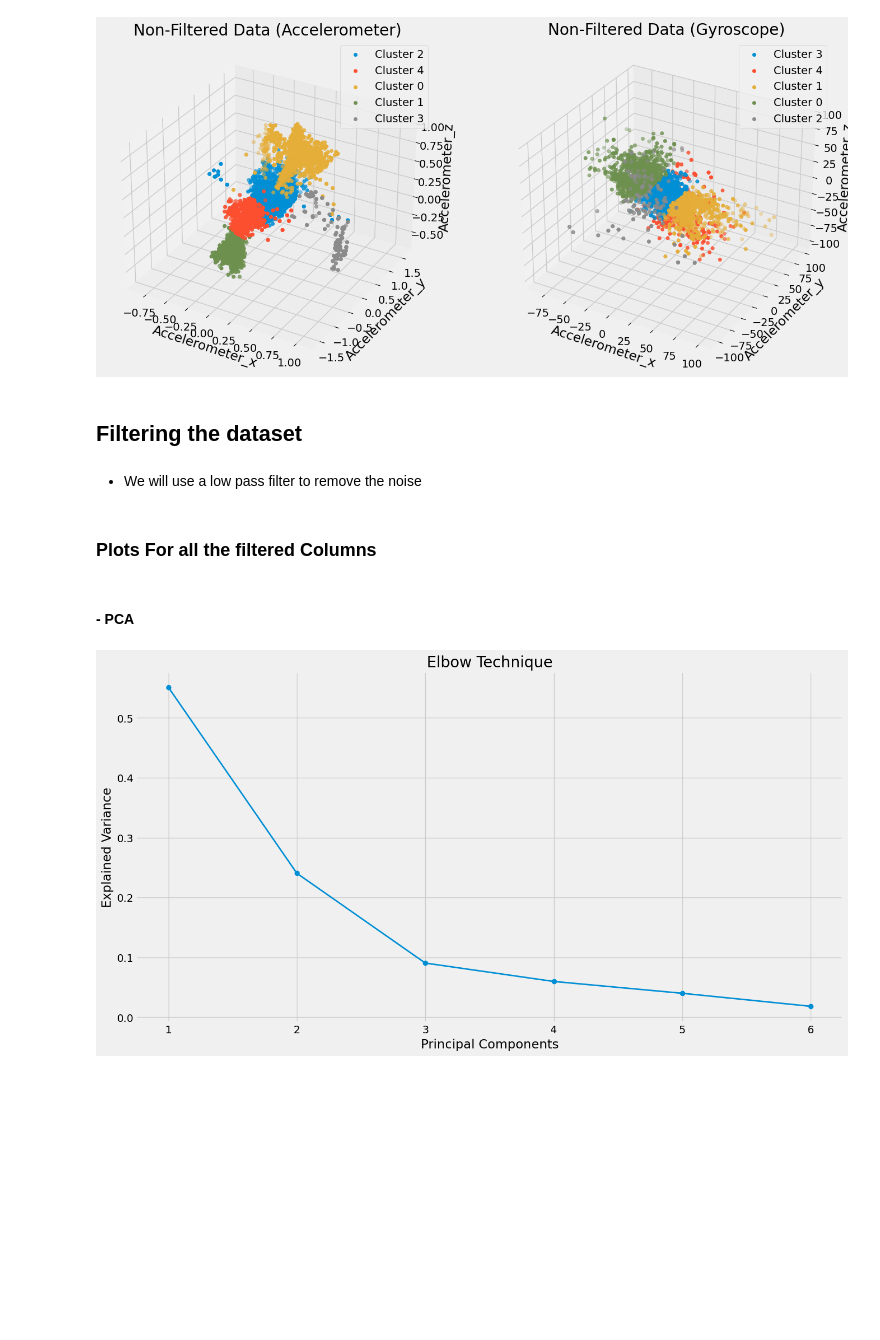
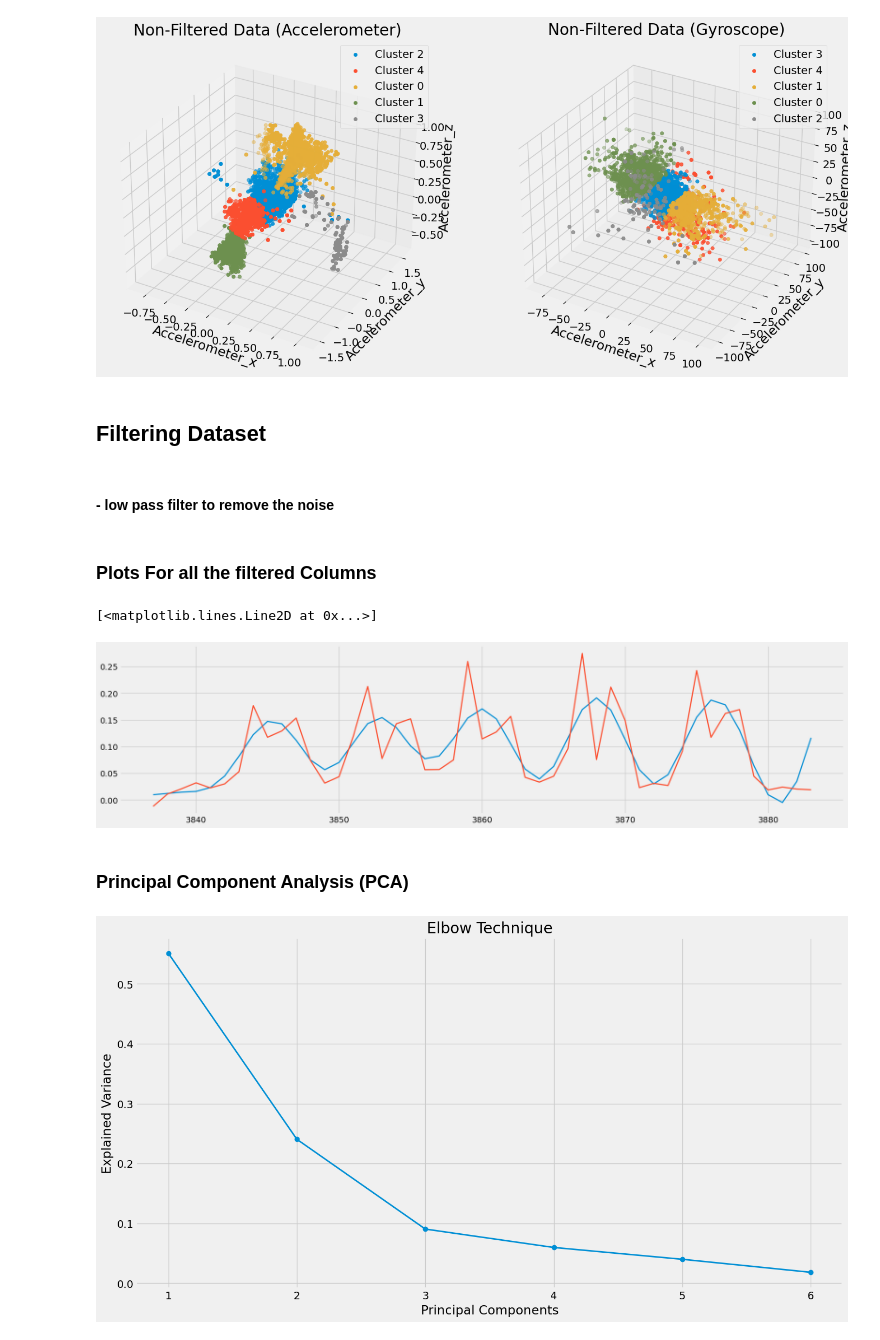
Before and after one commit to silvergjeka22/Fitness-Tracker, a Jupyter notebook: notebooks/feature(3).ipynb, the cells around one changed output. Drawn from its saved outputs; the diff is of its cells as text; code cells hidden in the pictures; blank space fills up the shorter version.

```diff
--- a/notebooks/feature(3).ipynb
+++ b/notebooks/feature(3).ipynb
@@ -154,9 +154,9 @@ plt.show()
 # %% [output]
 [figure]
 # %% [markdown]
-## **Filtering the dataset**
+## Filtering Dataset
 # %% [markdown]
-- We will use a low pass filter to remove the noise
+#### - low pass filter to remove the noise
 # %%
 df_filter = df.copy()
 LowPass = LowPassFilter()
@@ -175,8 +175,18 @@ for col in columns:
     df_filter.drop(columns=[col + "_lowpass"], inplace=True) # drop the low pass filter column
 # %% [markdown]
 ### **Plots For all the filtered Columns**
+# %%
+# plot one filtered column and one non-filtered column
+subset_filter = df_filter[df_filter["Set"] == 35]
+subset_NoFilter = df[df["Set"] == 35]
+
+plt.plot(subset_filter["Accelerometer_x"], label="Filtered")
+plt.plot(subset_NoFilter["Accelerometer_x"], label="Non-Filtered")
+# %% [output]
+[<matplotlib.lines.Line2D at 0x...>]
+[figure, added]
 # %% [markdown]
-#### - **PCA**
+### **Principal Component Analysis (PCA)**
 # %%
 PCA = PrincipalComponentAnalysis()
 df_pca_Filter = df_filter.copy()
```
Also changed, not shown: parts of 10 cells of this notebook, 2 other files.
